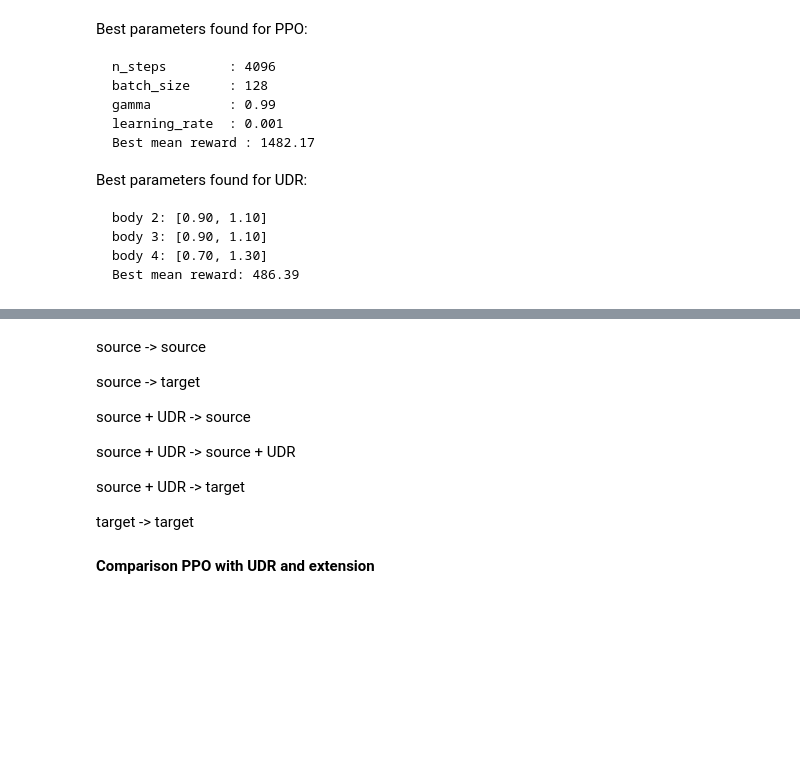
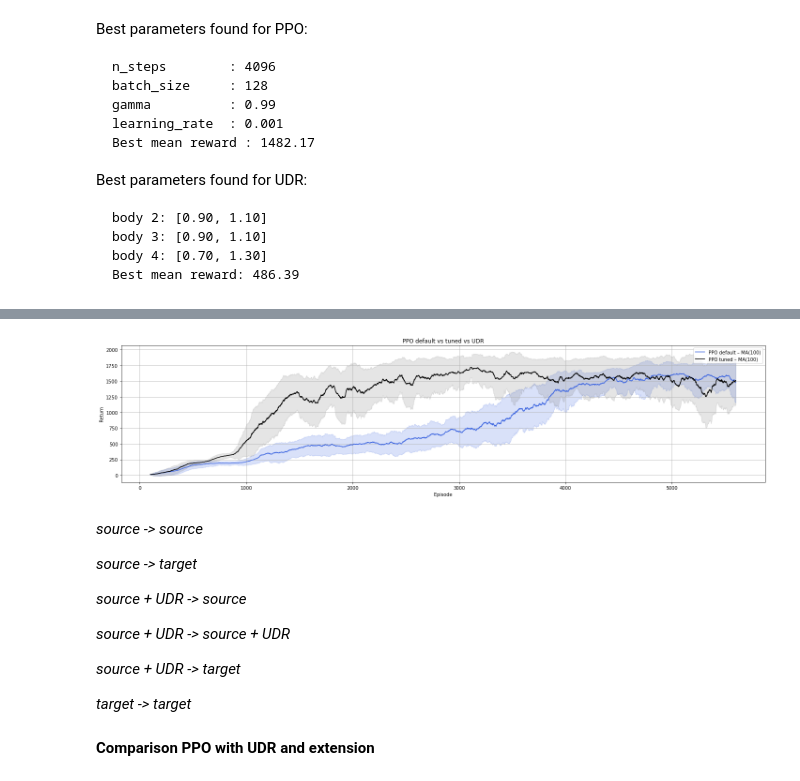
Before and after one commit to dalial89/rl_mldl_25, a Jupyter notebook: models_data/data_analysis.ipynb, the cells around one changed output, grey strips where cells are left out. Cells and saved outputs as stored; diff of their text form; code cells hidden in the pictures; blank space fills up the shorter version.

```diff
--- a/models_data/data_analysis.ipynb
+++ b/models_data/data_analysis.ipynb
@@ -260,14 +316,64 @@ Best parameters found for UDR:
+# %%
+
+# --------------------------------------------------
+# Config
+window      = 100
+max_ep      = 5600
+csv_default = "ppo_source_seed_42_UDR_False_returns.csv"
+csv_tuned   = "ppo_tuned_source_seed_42_UDR_False_returns.csv"
+# --------------------------------------------------
+
+# --- curve DEFAULT (senza tuning) -----------------------------------------
+df_def              = pd.read_csv(csv_default)
+df_def              = df_def[df_def["episode"] <= max_ep]
+df_def["ma"]        = df_def["return"].rolling(window).mean()
+df_def["std"]       = df_def["return"].rolling(window).std()
+
+# --- curve TUNED ----------------------------------------------------------
+df_tun              = pd.read_csv(csv_tuned)
+df_tun              = df_tun[df_tun["episode"] <= max_ep]
+df_tun["ma"]        = df_tun["return"].rolling(window).mean()
+df_tun["std"]       = df_tun["return"].rolling(window).std()
+
+# --- plot -----------------------------------------------------------------
+plt.figure(figsize=(20, 5))
+
+# default
+plt.plot(df_def["episode"], df_def["ma"],
+         label="PPO default – MA(100)", color="royalblue")
+plt.fill_between(df_def["episode"],
+                 df_def["ma"]  - df_def["std"],
+                 df_def["ma"]  + df_def["std"],
+                 alpha=0.20, color="royalblue")
+
+# tuned
+plt.plot(df_tun["episode"], df_tun["ma"],
+         label="PPO tuned – MA(100)", color="black")
+plt.fill_between(df_tun["episode"],
+                 df_tun["ma"]  - df_tun["std"],
+                 df_tun["ma"]  + df_tun["std"],
+                 alpha=0.20, color="gray")
+
+plt.xlabel("Episode")
+plt.ylabel("Return")
+plt.title("PPO default vs tuned vs UDR")
+plt.legend()
+plt.grid(True)
+plt.tight_layout()
+plt.show()
+# %% [output]
+[figure, added]
 # %% [markdown]
-source -> source
+*source -> source*
 
-source -> target
+*source -> target*
 
-source + UDR -> source
+*source + UDR -> source*
 
-source + UDR -> source + UDR
+*source + UDR -> source + UDR*
 
-source  + UDR -> target
+*source  + UDR -> target*
 
-target -> target
+*target -> target*
 # %% [markdown]
 **Comparison PPO with UDR and extension**
```
Also changed, not shown: parts of 2 cells of this notebook, 5 other files.
